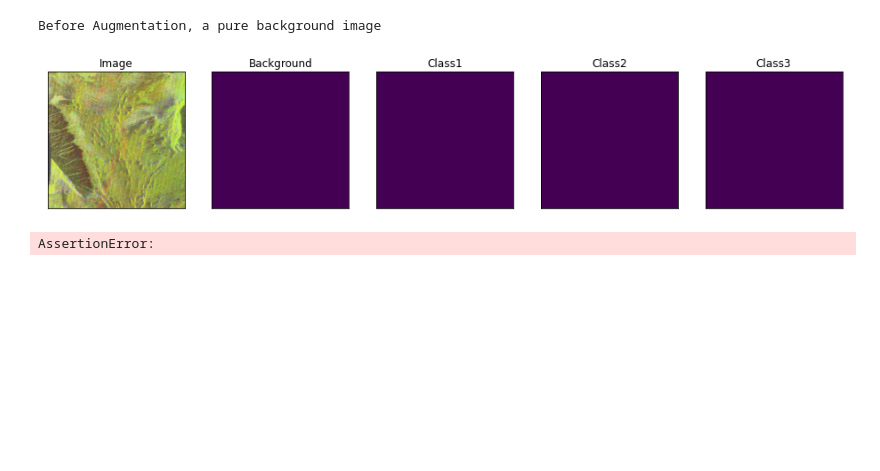
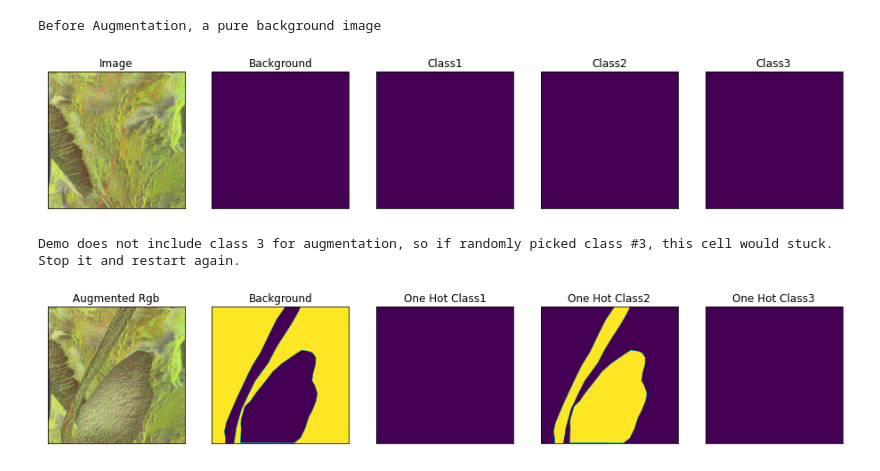
Before and after one commit to jie311/Copy-and-Paste-for-Segmentation, a Jupyter notebook: Example/Demo.ipynb, the cells around one changed output. Cells and saved outputs as stored; diff of their text form; code cells hidden in the pictures; blank space fills up the shorter version.

Commit message:
fixed demo & some optimization

```diff
--- a/Example/Demo.ipynb
+++ b/Example/Demo.ipynb
@@ -177,13 +130,13 @@ def round_clip_0_1(x, **kwargs):
     return x.round().clip(0, 1)
 
 
-# CopyAndPaste = SemanticCopyandPaste(4, x_train_dir, y_train_dir, p=1) # 4 = 3 classes + background
+CopyAndPaste = SemanticCopyandPaste(4, x_train_dir, y_train_dir, p=1) # 4 = 3 classes + background
 
 # define heavy augmentations
 def get_training_augmentation():
     train_transform = [
 
-        SemanticCopyandPaste(4, x_train_dir, y_train_dir, p=1),
+        CopyAndPaste,
         A.Lambda(mask=round_clip_0_1)
     ]
     return A.Compose(train_transform)
@@ -213,14 +166,17 @@ def get_preprocessing(preprocessing_fn):
     return A.Compose(_transform)
 # %%
 # Lets look at augmented data we have
-dataset = Dataset(x_train_dir, y_train_dir, classes=['background','class1', 'class2', 'class3'], augmentation=get_training_augmentation())
+print('Demo data does not include class 3 for augmentation, so if randomly picked class #3, this cell would stuck. Stop it and restart again.')
+dataset = Dataset(x_train_dir, y_train_dir, classes=['class1', 'class2', 'class3'], augmentation=get_training_augmentation())
 
-image, mask = dataset[0] # get some sample
+image, mask = dataset[1] # get some sample
 visualize(
-    image=image,
-    cars_mask=mask[..., 0].squeeze(),
-    sky_mask=mask[..., 1].squeeze(),
-    background_mask=mask[..., 2].squeeze(),
+    Augmented_RGB=image,
+    Background=mask[..., 0].squeeze(),
+    One_Hot_class1=mask[..., 1].squeeze(),
+    One_Hot_class2=mask[..., 2].squeeze(),
+    One_Hot_class3=mask[..., 3].squeeze(),
 )
 # %% [output]
-AssertionError:
+Demo does not include class 3 for augmentation, so if randomly picked class #3, this cell would stuck. Stop it and restart again.
+[figure, added]
```
Also changed, not shown: parts of 5 cells of this notebook, 1 other file.
